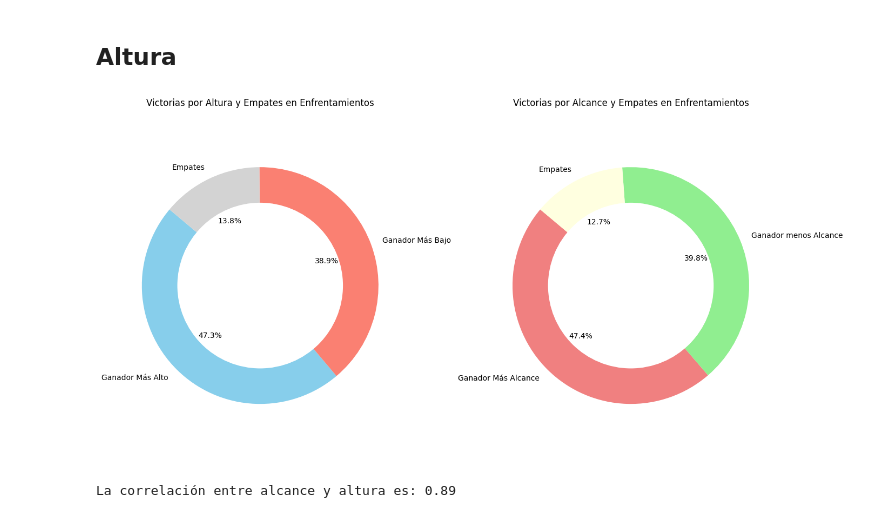
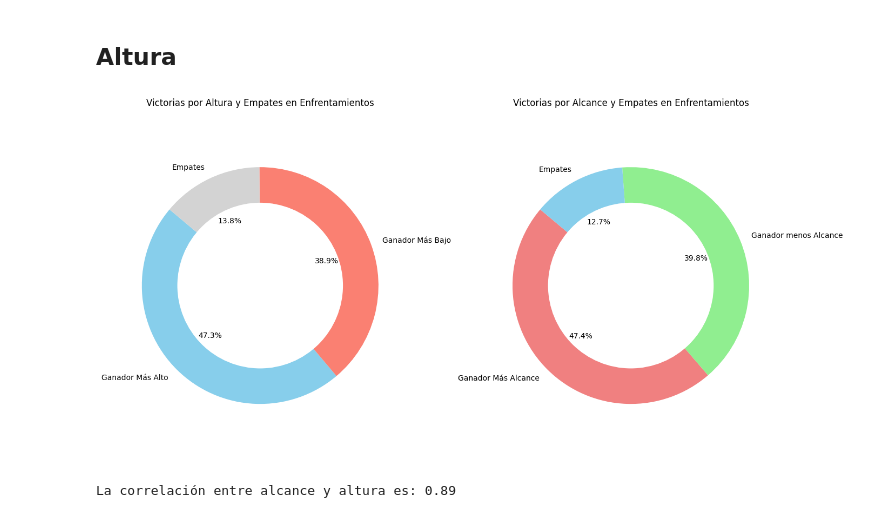
Before and after one commit to JavierRodriguezFontiveros/UFC_EDA, a Jupyter notebook: SRC/notebook/UFC_Notebook.ipynb, the cells around one changed output. Saved outputs shown, nothing was run; the diff lists cells and outputs as text; code cells hidden in the pictures.

```diff
--- a/SRC/notebook/UFC_Notebook.ipynb
+++ b/SRC/notebook/UFC_Notebook.ipynb
@@ -753,35 +764,35 @@ total_empates_alcance = resultados['Empate_Alcance'].sum()
 #Creando visualización conjunta:
 labels_height = ['Ganador Más Alto', 'Ganador Más Bajo', 'Empates']
 sizes_height = [total_ganador_mas_alto, total_ganador_mas_bajo, total_empates_altura]
 colors_height = ['skyblue', 'salmon', 'lightgray']
 
 labels_reach = ['Ganador Más Alcance', 'Ganador menos Alcance', 'Empates']
 sizes_reach = [total_ganador_mas_alto_alcance, total_ganador_mas_bajo_alcance, total_empates_alcance]
-colors_reach = ['lightcoral', 'lightgreen', 'lightyellow']
+colors_reach = ['lightcoral', 'lightgreen', 'skyblue']
 
 
 fig, axs = plt.subplots(1, 2, figsize=(14, 7))
 
 axs[0].pie(sizes_height, labels=labels_height, colors=colors_height, autopct='%1.1f%%', startangle=140)
 centre_circle_height = plt.Circle((0, 0), 0.70, fc='white')
 axs[0].add_artist(centre_circle_height)
 axs[0].set_title('Victorias por Altura y Empates en Enfrentamientos')
 axs[0].axis('equal')
 
 axs[1].pie(sizes_reach, labels=labels_reach, colors=colors_reach, autopct='%1.1f%%', startangle=140)
 centre_circle_reach = plt.Circle((0, 0), 0.70, fc='white')
 axs[1].add_artist(centre_circle_reach)
 axs[1].set_title('Victorias por Alcance y Empates en Enfrentamientos')
 axs[1].axis('equal')
 
 plt.tight_layout()
 
 #Guardando visualizacion
 #plt.savefig("../utils/visualizaciones/alcance_y_altura.png")
 
 plt.show()
 # %% [output]
-[figure, old version]
+[figure, new version]
 # %%
 #Calculando correlacion:
 correlacion = df_1_clean[['Altura', 'Alcance']].corr().iloc[0, 1]
```
Also changed, not shown: parts of 16 cells of this notebook, 3 other files.
